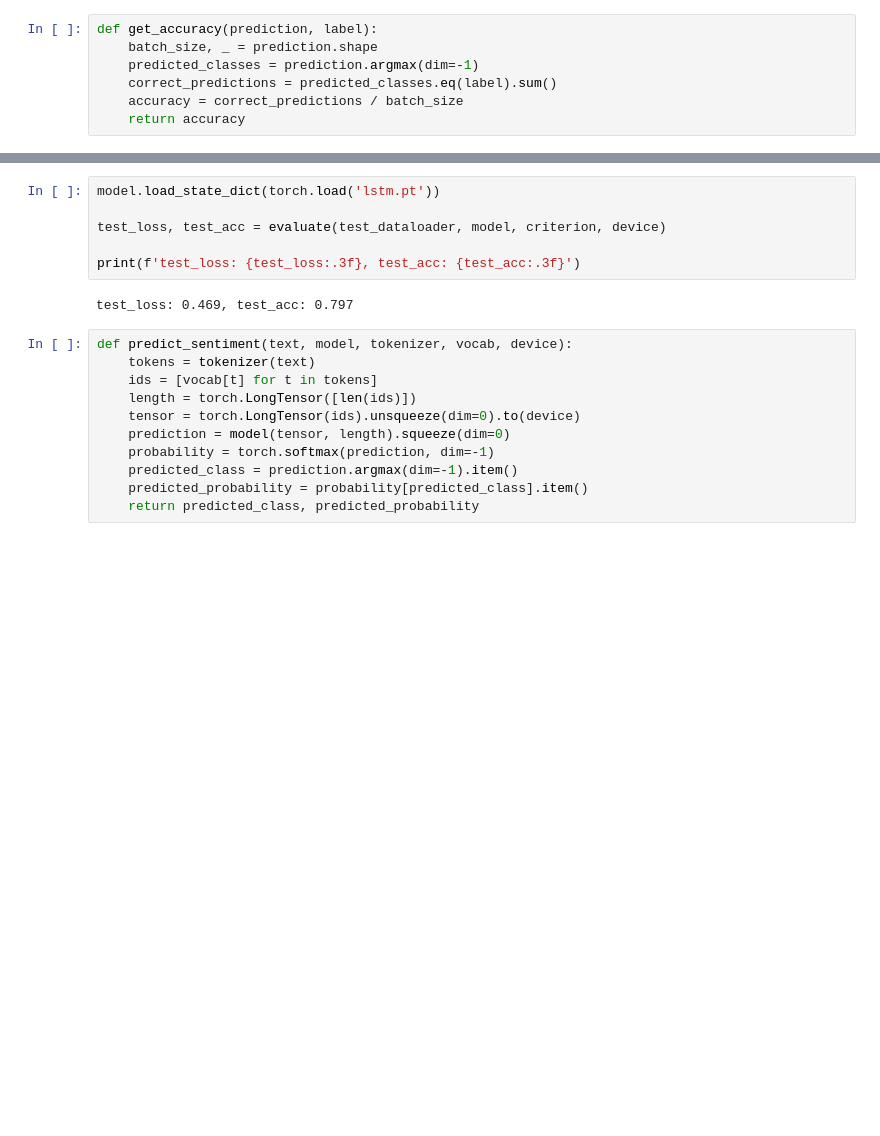
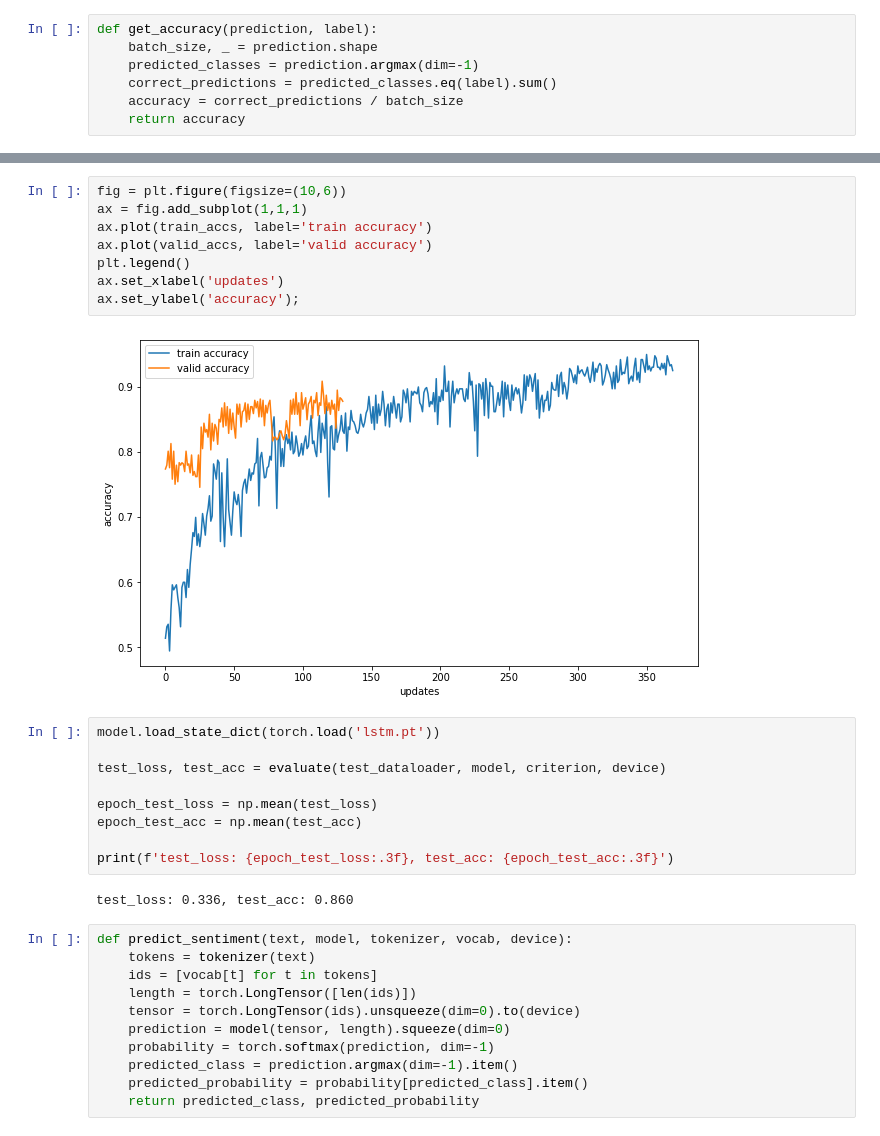
Before and after one commit to bentrevett/pytorch-sentiment-analysis, a Jupyter notebook: 2_lstm.ipynb, the cells around one changed output, grey strips where cells are left out. Cells and saved outputs as stored; diff of their text form; blank space fills up the shorter version.

```diff
--- a/2_lstm.ipynb
+++ b/2_lstm.ipynb
@@ -282,11 +313,24 @@ valid_loss: 0.474, valid_acc: 0.796
+# %%
+fig = plt.figure(figsize=(10,6))
+ax = fig.add_subplot(1,1,1)
+ax.plot(train_accs, label='train accuracy')
+ax.plot(valid_accs, label='valid accuracy')
+plt.legend()
+ax.set_xlabel('updates')
+ax.set_ylabel('accuracy');
+# %% [output]
+[figure, added]
 # %%
 model.load_state_dict(torch.load('lstm.pt'))
 
 test_loss, test_acc = evaluate(test_dataloader, model, criterion, device)
 
-print(f'test_loss: {test_loss:.3f}, test_acc: {test_acc:.3f}')
+epoch_test_loss = np.mean(test_loss)
+epoch_test_acc = np.mean(test_acc)
+
+print(f'test_loss: {epoch_test_loss:.3f}, test_acc: {epoch_test_acc:.3f}')
 # %% [output]
-test_loss: 0.469, test_acc: 0.797
+test_loss: 0.336, test_acc: 0.860
 # %%
 def predict_sentiment(text, model, tokenizer, vocab, device):
     tokens = tokenizer(text)
```
Also changed, not shown: parts of 12 cells of this notebook.
